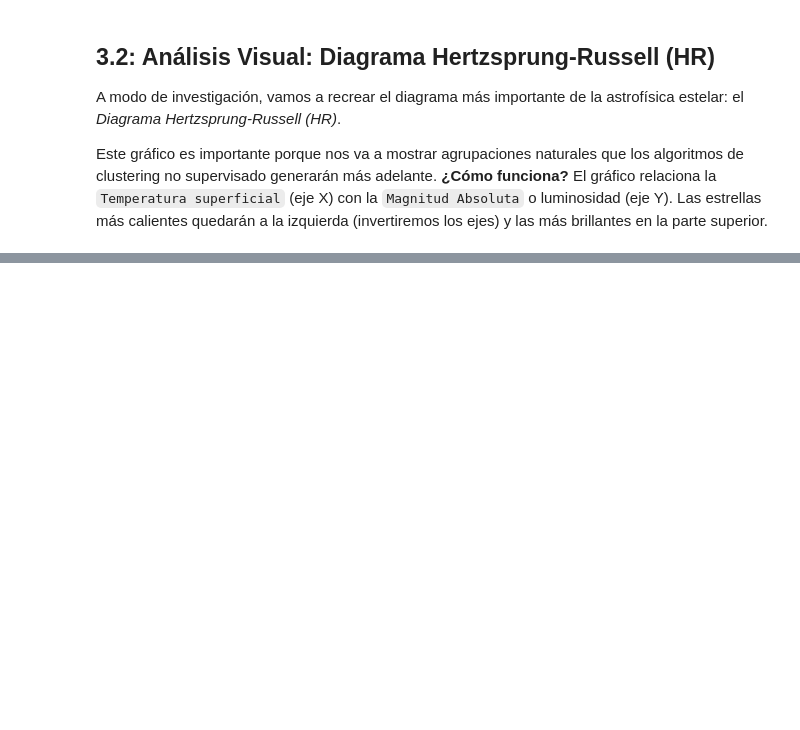
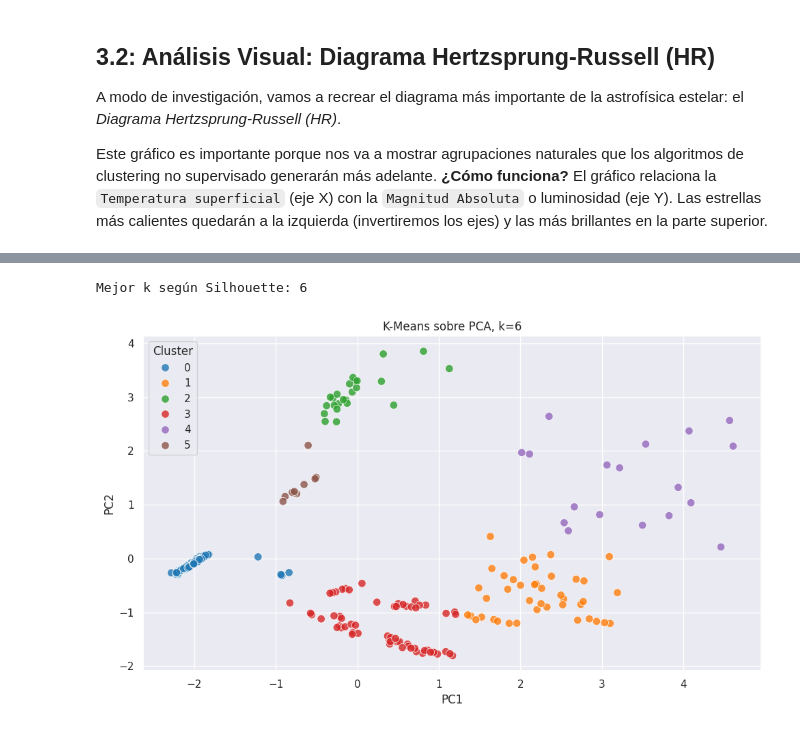
Before and after one commit to 100495927/Aprendizaje_Automatico_2, a Jupyter notebook: AA_P2_100495927_100472712.ipynb, the cells around one changed output, grey strips where cells are left out. Cells and saved outputs as stored; diff of their text form; code cells hidden in the pictures; blank space fills up the shorter version.

```diff
--- a/AA_P2_100495927_100472712.ipynb
+++ b/AA_P2_100495927_100472712.ipynb
@@ -288,0 +407,26 @@ Varianza TOTAL retenida en 2D: 71.72%
+# %%
+mejor_k_kmeans = int(resultados_kmeans.sort_values("silhouette", ascending=False).iloc[0]["k"])
+
+kmeans_final = KMeans(n_clusters=mejor_k_kmeans, random_state=SEED, n_init=10)
+labels_kmeans = kmeans_final.fit_predict(X_pca)
+
+print(f"Mejor k según Silhouette: {mejor_k_kmeans}")
+
+plt.figure(figsize=(10, 6))
+sns.scatterplot(
+    x=df_pca["PC1"],
+    y=df_pca["PC2"],
+    hue=labels_kmeans,
+    palette="tab10",
+    s=70,
+    alpha=0.8
+)
+plt.title(f"K-Means sobre PCA, k={mejor_k_kmeans}")
+plt.xlabel("PC1")
+plt.ylabel("PC2")
+plt.legend(title="Cluster")
+plt.tight_layout()
+plt.show()
+# %% [output]
+Mejor k según Silhouette: 6
+[figure, added]
```
Also changed, not shown: parts of 34 cells of this notebook.
